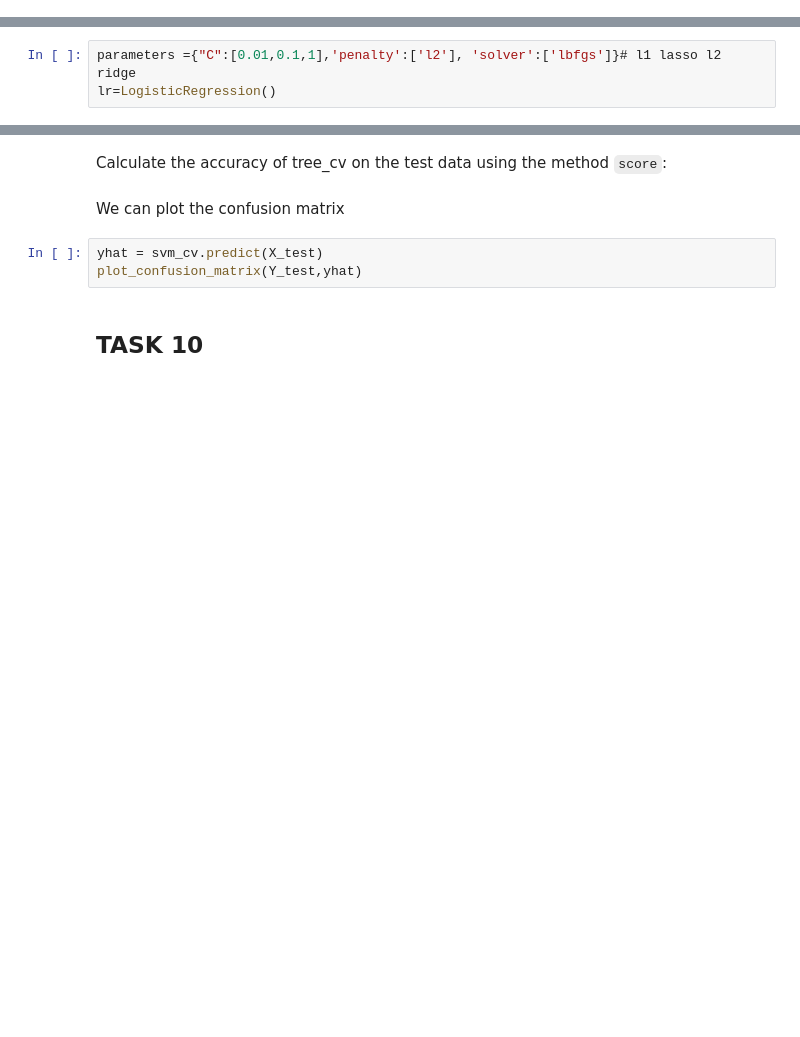
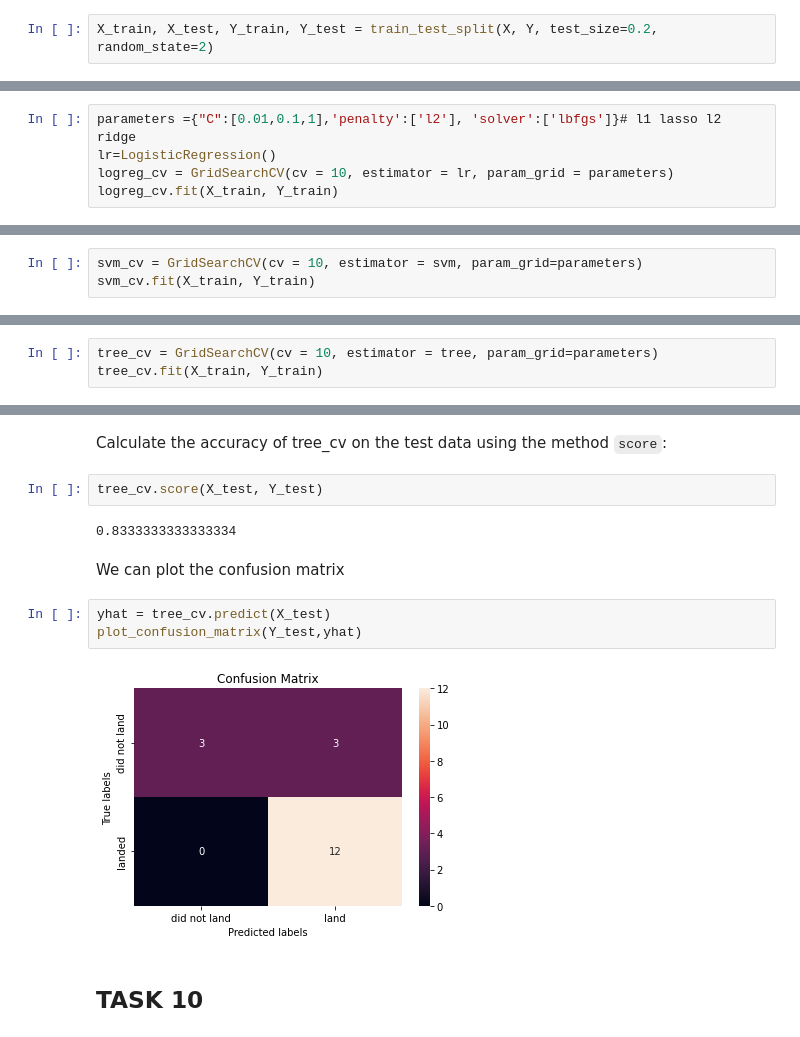
Before and after one commit to giangson19/ibm_ds_capstone_project, a Jupyter notebook: Week 4/SpaceX_Machine Learning Prediction_Part_5.ipynb, the cells around one changed output, grey strips where cells are left out. Drawn from its saved outputs; the diff is of its cells as text; blank space fills up the shorter version.

```diff
--- a/Week 4/SpaceX_Machine Learning Prediction_Part_5.ipynb
+++ b/Week 4/SpaceX_Machine Learning Prediction_Part_5.ipynb
@@ -156,6 +138,8 @@ We split the data into training and testing data using the  function  <code>trai
 Use the function train_test_split to split the data X and Y into training and test data. Set the parameter test_size to  0.2 and random_state to 2. The training data and test data should be assigned to the following labels.
 # %% [markdown]
 <code>X_train, X_test, Y_train, Y_test</code>
+# %%
+X_train, X_test, Y_train, Y_test = train_test_split(X, Y, test_size=0.2, random_state=2)
 # %% [markdown]
 we can see we only have 18 test samples.
 # %%
@@ -171,3 +157,5 @@ parameters ={'C':[0.01,0.1,1],
 # %%
 parameters ={"C":[0.01,0.1,1],'penalty':['l2'], 'solver':['lbfgs']}# l1 lasso l2 ridge
 lr=LogisticRegression()
+logreg_cv = GridSearchCV(cv = 10, estimator = lr, param_grid = parameters)
+logreg_cv.fit(X_train, Y_train)
@@ -196,3 +197,6 @@ parameters = {'kernel':('linear', 'rbf','poly','rbf', 'sigmoid'),
               'C': np.logspace(-3, 3, 5),
               'gamma':np.logspace(-3, 3, 5)}
 svm = SVC()
+# %%
+svm_cv = GridSearchCV(cv = 10, estimator = svm, param_grid=parameters)
+svm_cv.fit(X_train, Y_train)
@@ -221,3 +241,6 @@ parameters = {'criterion': ['gini', 'entropy'],
      'min_samples_split': [2, 5, 10]}
 
 tree = DecisionTreeClassifier()
+# %%
+tree_cv = GridSearchCV(cv = 10, estimator = tree, param_grid=parameters)
+tree_cv.fit(X_train, Y_train)
@@ -228,11 +262,17 @@ print("accuracy :",tree_cv.best_score_)
 ## TASK  9
 # %% [markdown]
 Calculate the accuracy of tree_cv on the test data using the method <code>score</code>:
+# %%
+tree_cv.score(X_test, Y_test)
+# %% [output]
+0.8333333333333334
 # %% [markdown]
 We can plot the confusion matrix
 # %%
-yhat = svm_cv.predict(X_test)
+yhat = tree_cv.predict(X_test)
 plot_confusion_matrix(Y_test,yhat)
+# %% [output]
+[figure, added]
 # %% [markdown]
 ## TASK  10
 # %% [markdown]
```
Also changed, not shown: parts of 17 cells of this notebook.
